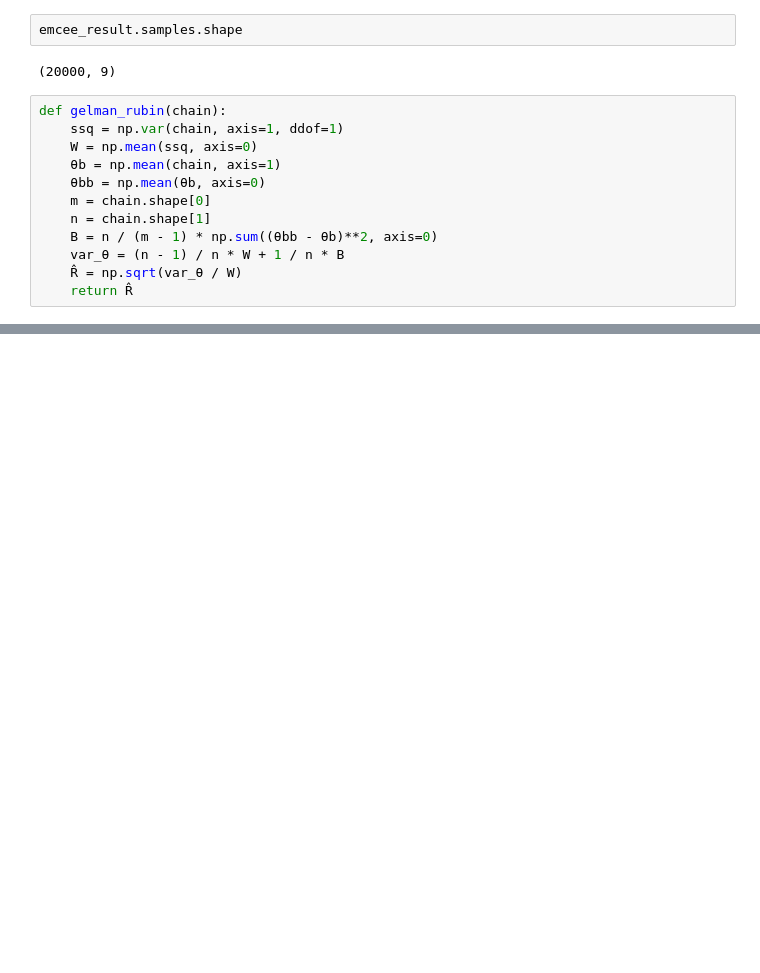
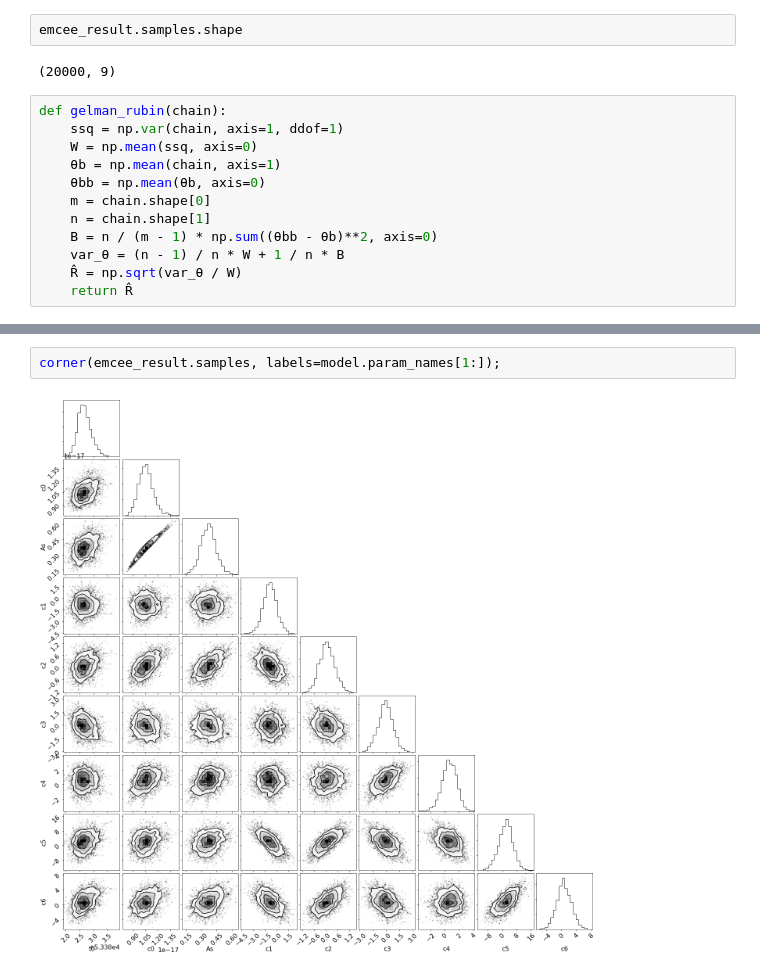
Before and after one commit to rubind/host_unity, a Jupyter notebook: mcmc_lc_fit_test.ipynb, the cells around one changed output, grey strips where cells are left out. Cells and saved outputs as stored; diff of their text form; blank space fills up the shorter version.

```diff
--- a/mcmc_lc_fit_test.ipynb
+++ b/mcmc_lc_fit_test.ipynb
@@ -80,0 +126,4 @@ gelman_rubin(emcee_result.samples[:10])
+# %%
+corner(emcee_result.samples, labels=model.param_names[1:]);
+# %% [output]
+[figure, added]
```
Also changed, not shown: parts of 11 cells of this notebook, 19 other files.
